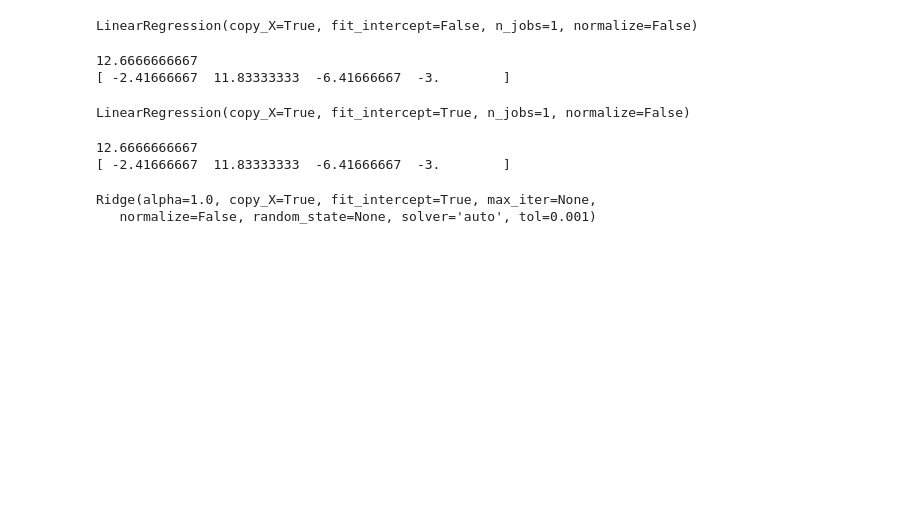
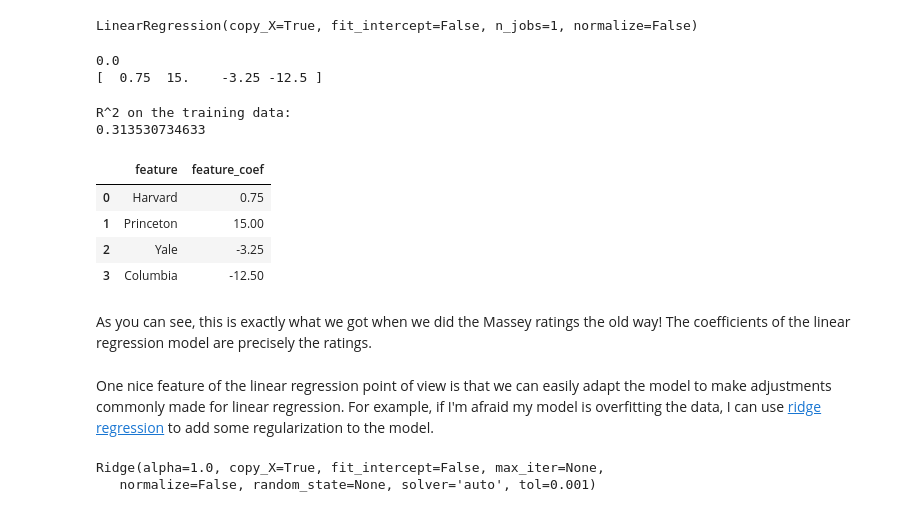
Before and after one commit to mc-robinson/ratings_methods, a Jupyter notebook: massey_ratings.ipynb, the cells around one changed output. Saved outputs shown, nothing was run; the diff lists cells and outputs as text; code cells hidden in the pictures; blank space fills up the shorter version.

```diff
--- a/massey_ratings.ipynb
+++ b/massey_ratings.ipynb
@@ -730,36 +711,46 @@ This one is again an overdetermined system and can be solved using the least squ
 # %%
 from sklearn.linear_model import LinearRegression
-linreg = LinearRegression(fit_intercept=False)
-linreg.fit(X, y)
+lin_reg = LinearRegression(fit_intercept=False)
+lin_reg.fit(X, y)
 # %% [output]
 LinearRegression(copy_X=True, fit_intercept=False, n_jobs=1, normalize=False)
 # %%
 # print the coefficients
-print(linreg.intercept_)
-print(linreg.coef_)
+print(lin_reg.intercept_)
+print(lin_reg.coef_)
 # %% [output]
-12.6666666667
-[ -2.41666667  11.83333333  -6.41666667  -3.        ]
+0.0
+[  0.75  15.    -3.25 -12.5 ]
+# %%
+# get the R^2 value
+r_squared = lin_reg.score(X, y)
+print('R^2 on the training data:')
+print(r_squared)
+# %% [output]
+R^2 on the training data:
+0.313530734633
+# %%
+# get the coefficients for each feature
+coef_data = list(zip(X.columns,lin_reg.coef_))
+coef_df = pd.DataFrame(coef_data,columns=['feature','feature_coef'])
+coef_df.head()
+# %% [output]
+|  | feature | feature_coef |
+| 0 | Harvard | 0.75 |
+| 1 | Princeton | 15.00 |
+| 2 | Yale | -3.25 |
+| 3 | Columbia | -12.50 |
+# %% [markdown]
+As you can see, this is exactly what we got when we did the Massey ratings the old way! The coefficients of the linear regression model are precisely the ratings.
+# %% [markdown]
+One nice feature of the linear regression point of view is that we can easily adapt the model to make adjustments commonly made for linear regression. For example, if I'm afraid my model is overfitting the data, I can use [ridge regression](http://scikit-learn.org/stable/modules/generated/sklearn.linear_model.Ridge.html) to add some regularization to the model.
 # %%
-from sklearn.linear_model import LinearRegression
-linreg = LinearRegression(fit_intercept=True)
-linreg.fit(X, y)
+from sklearn.linear_model import Ridge
+ridge_reg = Ridge(fit_intercept=False)
+ridge_reg.fit(X, y)
 # %% [output]
-LinearRegression(copy_X=True, fit_intercept=True, n_jobs=1, normalize=False)
+Ridge(alpha=1.0, copy_X=True, fit_intercept=False, max_iter=None,
+   normalize=False, random_state=None, solver='auto', tol=0.001)
-# %%
-# print the coefficients
-print(linreg.intercept_)
-print(linreg.coef_)
-# %% [output]
-12.6666666667
-[ -2.41666667  11.83333333  -6.41666667  -3.        ]
-# %%
-from sklearn.linear_model import Ridge
-ridge_reg = Ridge()
-ridge_reg.fit(X, y)
-# %% [output]
-Ridge(alpha=1.0, copy_X=True, fit_intercept=True, max_iter=None,
-   normalize=False, random_state=None, solver='auto', tol=0.001)
 # %%
 # print the coefficients
 print(ridge_reg.intercept_)
```
Also changed, not shown: parts of 10 cells of this notebook.
